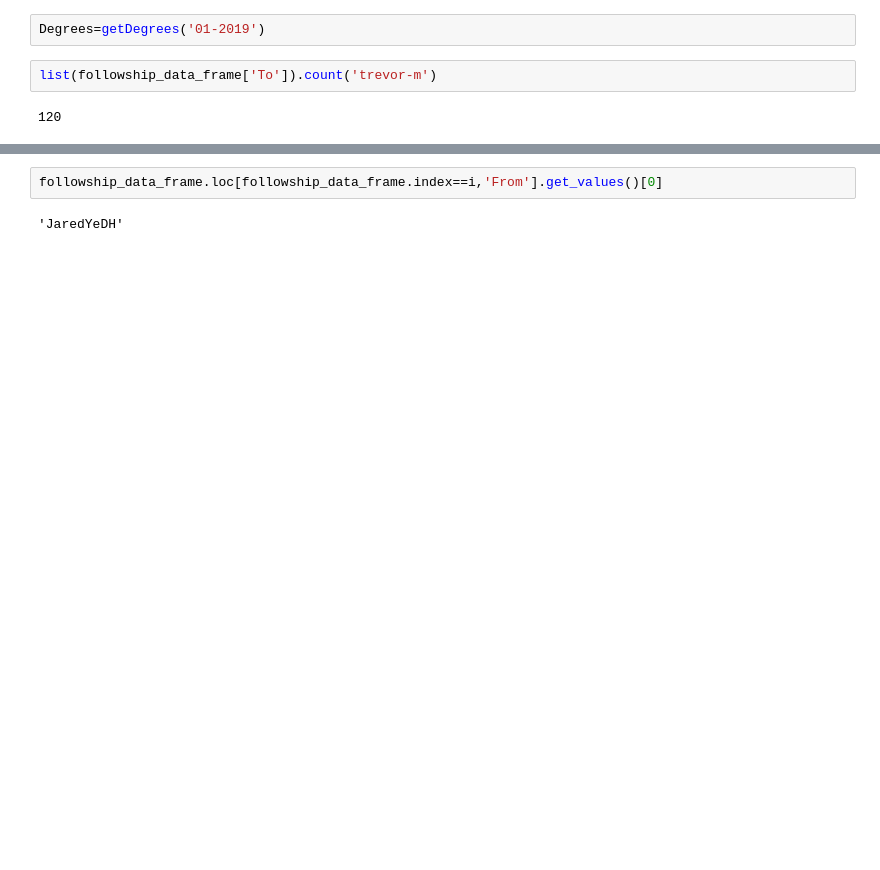
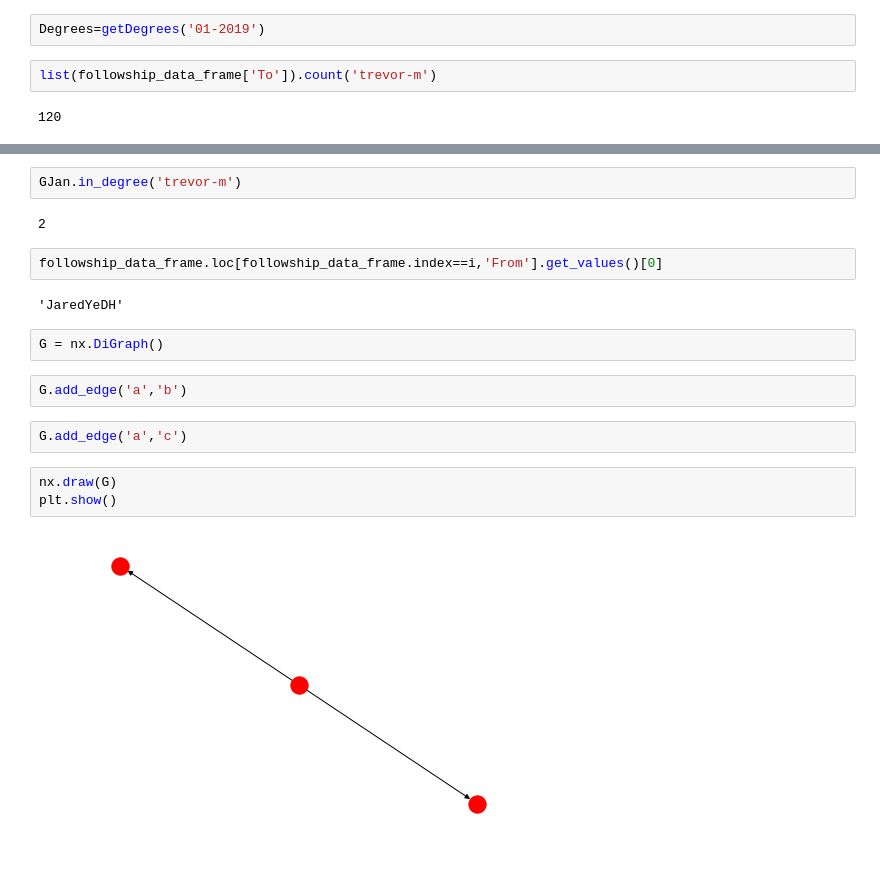
Before and after one commit to YoussefEssDS/Social-network-mining-and-analysis, a Jupyter notebook: GitHub-Mining & SNA.ipynb, the cells around one changed output, grey strips where cells are left out. Cells and saved outputs as stored; diff of their text form; blank space fills up the shorter version.

Commit message:
Visualization

```diff
--- a/GitHub-Mining & SNA.ipynb
+++ b/GitHub-Mining & SNA.ipynb
@@ -288,4 +304,19 @@ False
+# %%
+GJan.in_degree('trevor-m')
+# %% [output]
+2
 # %%
 followship_data_frame.loc[followship_data_frame.index==i,'From'].get_values()[0]
 # %% [output]
 'JaredYeDH'
+# %%
+G = nx.DiGraph()
+# %%
+G.add_edge('a','b')
+# %%
+G.add_edge('a','c')
+# %%
+nx.draw(G)
+plt.show()
+# %% [output]
+[figure, added]
```
Also changed, not shown: parts of 5 cells of this notebook, 5 other files.
